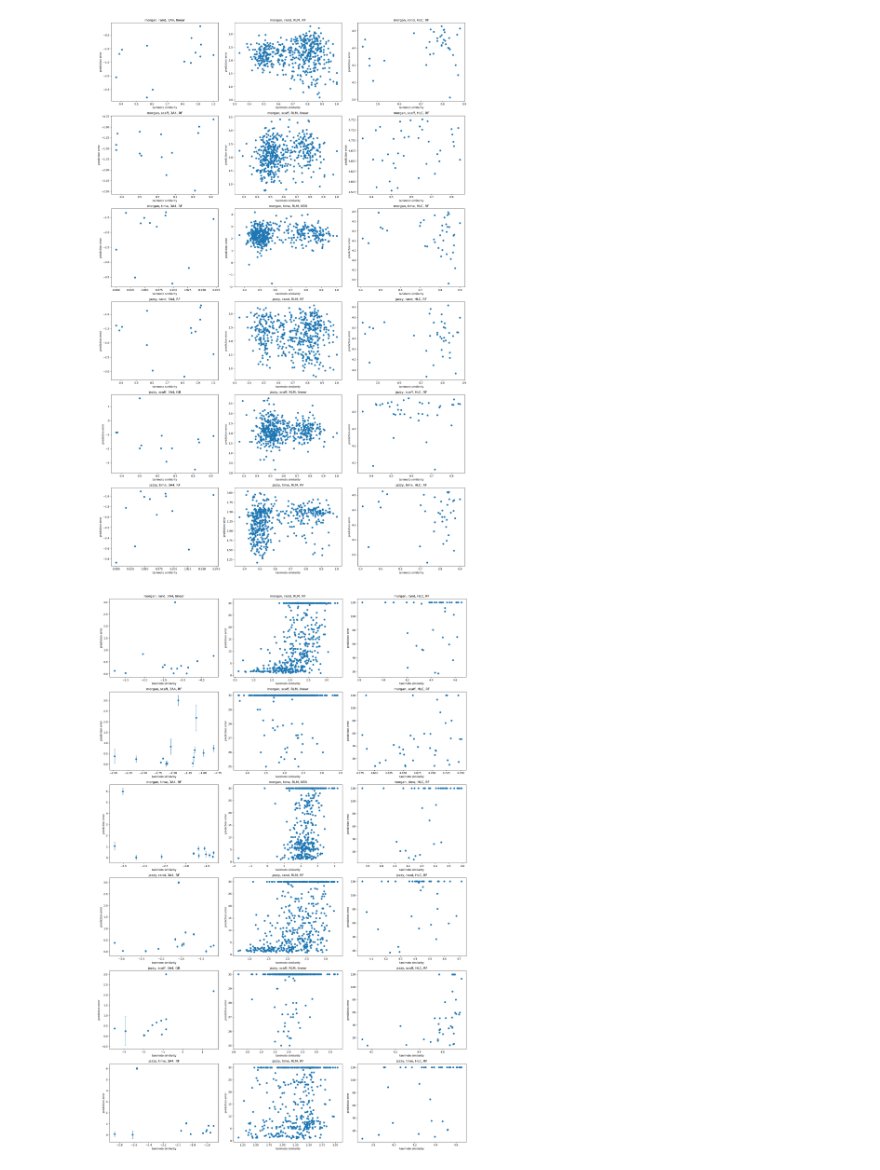
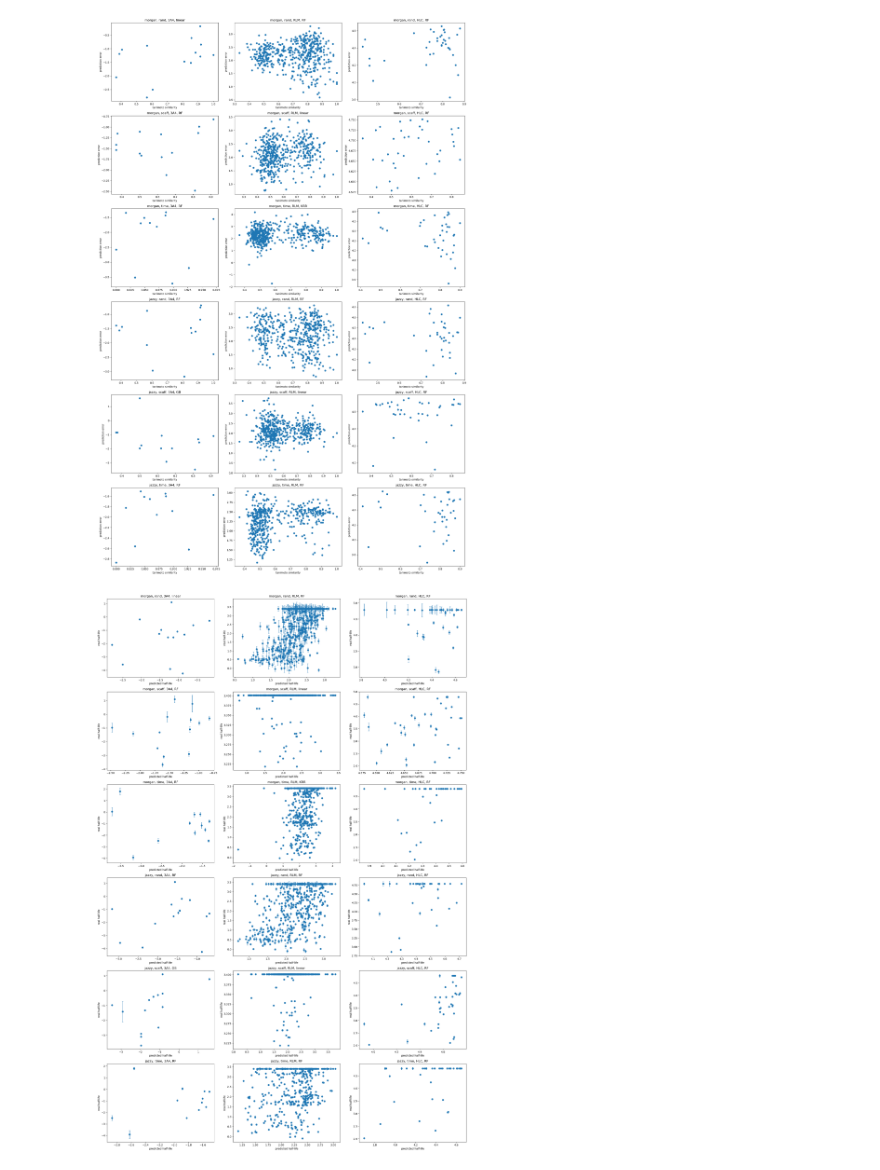
Before and after one commit to hruska-lab/metabolism-hyperparameter-optimization, a Jupyter notebook: optuna-data-analysis.ipynb, the cells around one changed output. Drawn from its saved outputs; the diff is of its cells as text; code cells hidden in the pictures.

```diff
--- a/optuna-data-analysis.ipynb
+++ b/optuna-data-analysis.ipynb
@@ -398,28 +398,28 @@ plt.show()
 # %%
 # Create a 20x3 grid of subplots
 fig, axs = plt.subplots(6, 3, figsize=(20, 30))
 
 plot_counter = 0
 # Loop through each subplot and plot different data
 for _type in feature_types:
     for splitter in splitters:
         for isozyme in isozymes:
             model_id = best_models[_type][splitter][isozyme]
             plot_x = y_predicted[_type][splitter][isozyme][model_id]
-            plot_y = halflives[_type][splitter][isozyme]["test"]
+            plot_y = np.log(halflives[_type][splitter][isozyme]["test"])
             std = stds[_type][splitter][isozyme][model_id]
 
             # Get the current axis based on the plot counter
             ax = axs[plot_counter // 3, plot_counter % 3]
 
             # Plot the data and customize the subplot
             ax.errorbar(plot_x, plot_y, yerr=std, fmt='o', linewidth=1, capsize=2)
             ax.set_title(f'{_type}, {splitter}, {isozyme}, {model_id}')
-            ax.set(xlabel='tanimoto similarity', ylabel='prediction error')
+            ax.set(xlabel='predicted half-life', ylabel='real half-life')
 
             plot_counter += 1
 
 plt.tight_layout()  # Ensure the subplots are properly laid out
 plt.show()
 # %% [output]
-[figure, old version]
+[figure, new version]
```
